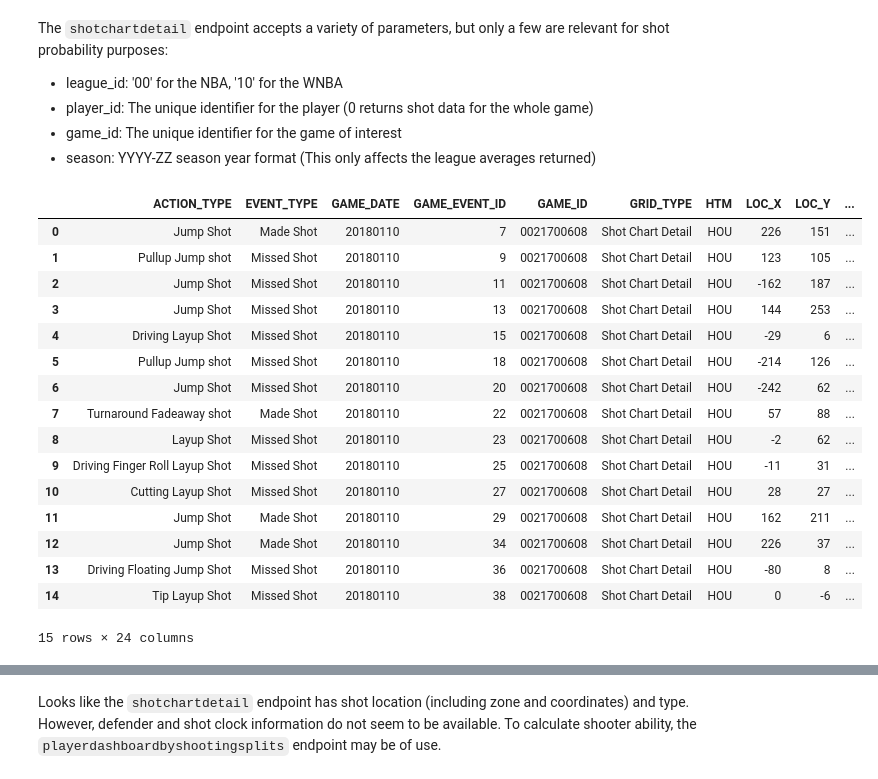
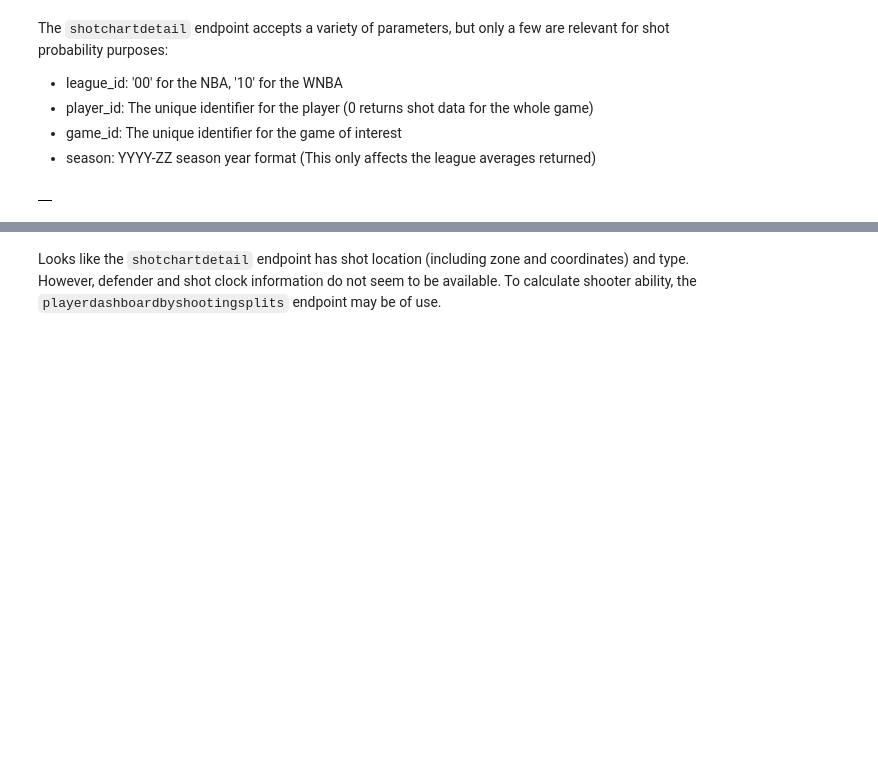
Before and after one commit to basketballrelativity/shot_probability, a Jupyter notebook: shot_probability.ipynb, the cells around one changed output, grey strips where cells are left out. Cells and saved outputs as stored; diff of their text form; code cells hidden in the pictures; blank space fills up the shorter version.

Commit message:
wnba shot probability

```diff
--- a/shot_probability.ipynb
+++ b/shot_probability.ipynb
@@ -42,34 +42,18 @@ The `shotchartdetail` endpoint accepts a variety of parameters, but only a few a
 - game_id: The unique identifier for the game of interest
 - season: YYYY-ZZ season year format (This only affects the league averages returned)
 # %%
-league_id = '00' #NBA
+league_id = '10' #NBA
 player_id = '0' #All players
-game_id = '0021700608'
-season = '2017-18'
+game_id = '1021900034'
+season = '2017'
 
 shots = player.Player(headers=HEADERS,
                       endpoint='shotchartdetail',
                       league_id=league_id,
                       player_id=player_id,
                       game_id=game_id,
                       season=season)
 shot_df = pd.DataFrame(shots.data['Shot_Chart_Detail'])
 shot_df.head(15)
 # %% [output]
-|  | ACTION_TYPE | EVENT_TYPE | GAME_DATE | GAME_EVENT_ID | GAME_ID | GRID_TYPE | HTM | LOC_X | LOC_Y | ... |
-| 0 | Jump Shot | Made Shot | 20180110 | 7 | 0021700608 | Shot Chart Detail | HOU | 226 | 151 | ... |
-| 1 | Pullup Jump shot | Missed Shot | 20180110 | 9 | 0021700608 | Shot Chart Detail | HOU | 123 | 105 | ... |
-| 2 | Jump Shot | Missed Shot | 20180110 | 11 | 0021700608 | Shot Chart Detail | HOU | -162 | 187 | ... |
-| 3 | Jump Shot | Missed Shot | 20180110 | 13 | 0021700608 | Shot Chart Detail | HOU | 144 | 253 | ... |
-| 4 | Driving Layup Shot | Missed Shot | 20180110 | 15 | 0021700608 | Shot Chart Detail | HOU | -29 | 6 | ... |
-| 5 | Pullup Jump shot | Missed Shot | 20180110 | 18 | 0021700608 | Shot Chart Detail | HOU | -214 | 126 | ... |
-| 6 | Jump Shot | Missed Shot | 20180110 | 20 | 0021700608 | Shot Chart Detail | HOU | -242 | 62 | ... |
-| 7 | Turnaround Fadeaway shot | Made Shot | 20180110 | 22 | 0021700608 | Shot Chart Detail | HOU | 57 | 88 | ... |
-| 8 | Layup Shot | Missed Shot | 20180110 | 23 | 0021700608 | Shot Chart Detail | HOU | -2 | 62 | ... |
-| 9 | Driving Finger Roll Layup Shot | Missed Shot | 20180110 | 25 | 0021700608 | Shot Chart Detail | HOU | -11 | 31 | ... |
-| 10 | Cutting Layup Shot | Missed Shot | 20180110 | 27 | 0021700608 | Shot Chart Detail | HOU | 28 | 27 | ... |
-| 11 | Jump Shot | Made Shot | 20180110 | 29 | 0021700608 | Shot Chart Detail | HOU | 162 | 211 | ... |
-| 12 | Jump Shot | Made Shot | 20180110 | 34 | 0021700608 | Shot Chart Detail | HOU | 226 | 37 | ... |
-| 13 | Driving Floating Jump Shot | Missed Shot | 20180110 | 36 | 0021700608 | Shot Chart Detail | HOU | -80 | 8 | ... |
-| 14 | Tip Layup Shot | Missed Shot | 20180110 | 38 | 0021700608 | Shot Chart Detail | HOU | 0 | -6 | ... |
+|  |
-15 rows × 24 columns
```
Also changed, not shown: parts of 10 cells of this notebook, 4 other files.
